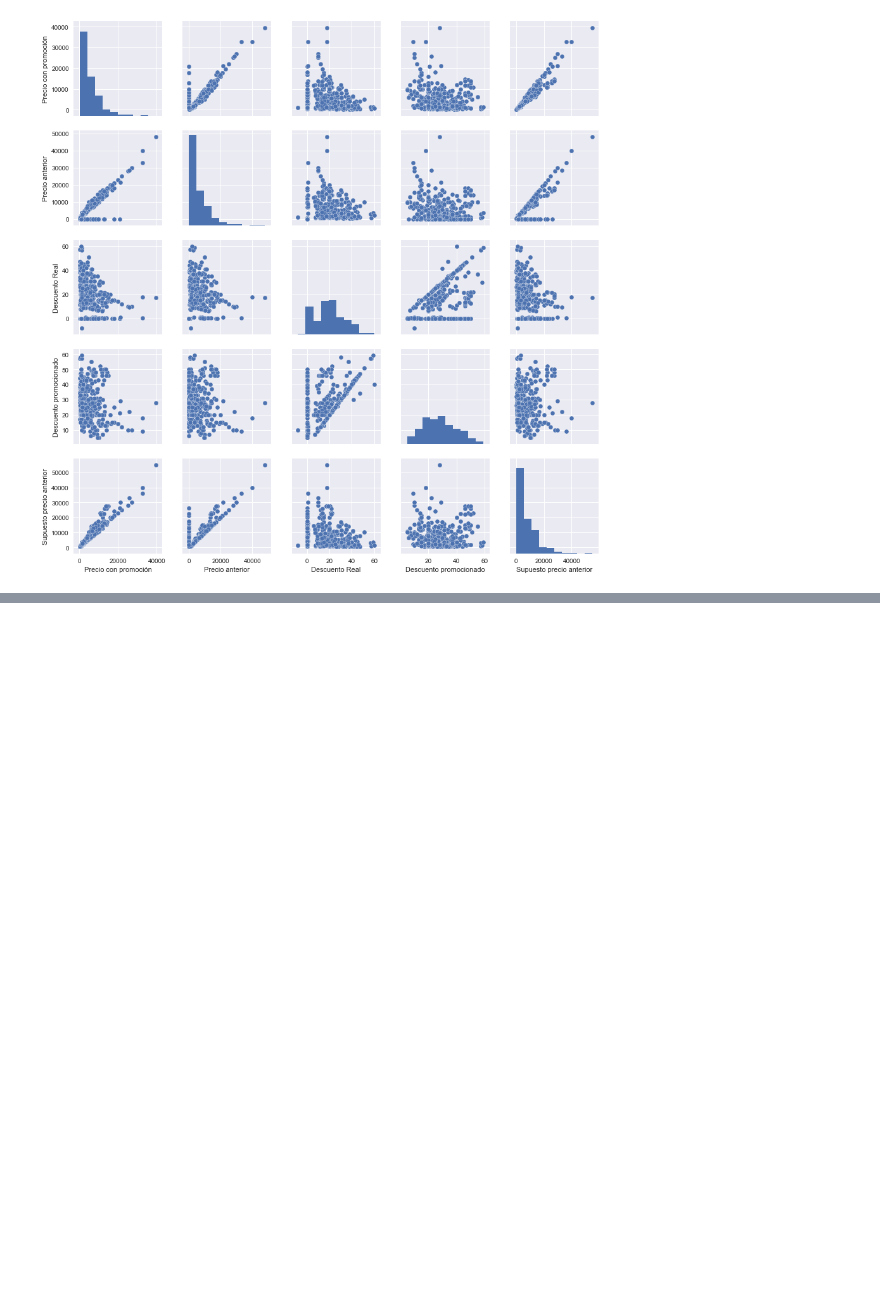
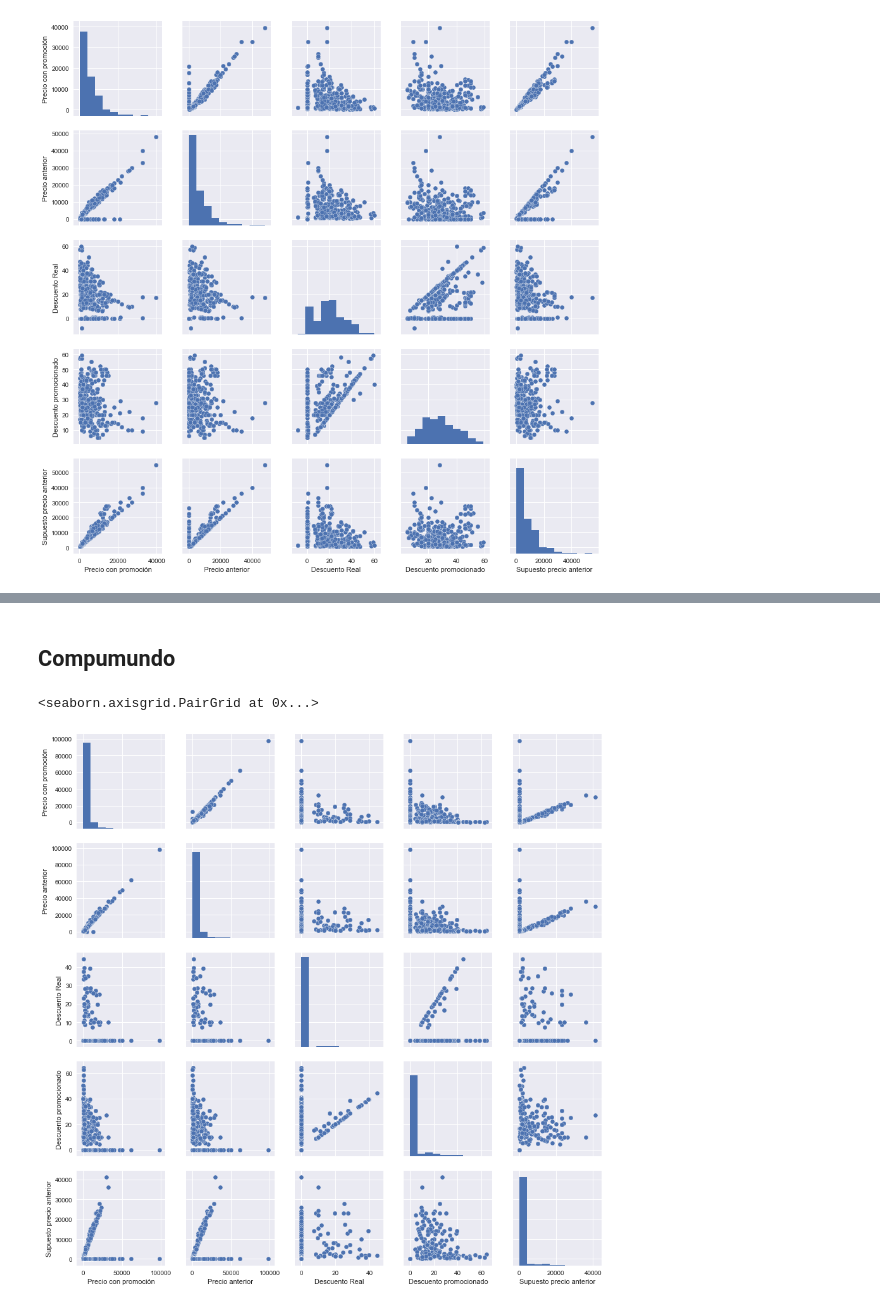
Before and after one commit to OpenDataCordoba/jotsail-analisis, a Jupyter notebook: analisis.ipynb, the cells around one changed output, grey strips where cells are left out. Drawn from its saved outputs; the diff is of its cells as text; code cells hidden in the pictures; blank space fills up the shorter version.

```diff
--- a/analisis.ipynb
+++ b/analisis.ipynb
@@ -38,0 +30,8 @@ ax
+# %% [markdown]
+## Compumundo
+# %%
+compumundo = get_and_rename('https://raw.githubusercontent.com/ciberlunes/ciberlunes.github.io/master/jsons/hs_cpm_17.json')
+sns.pairplot(compumundo)
+# %% [output]
+<seaborn.axisgrid.PairGrid at 0x...>
+[figure, added]
```
Also changed, not shown: parts of 12 cells of this notebook.
